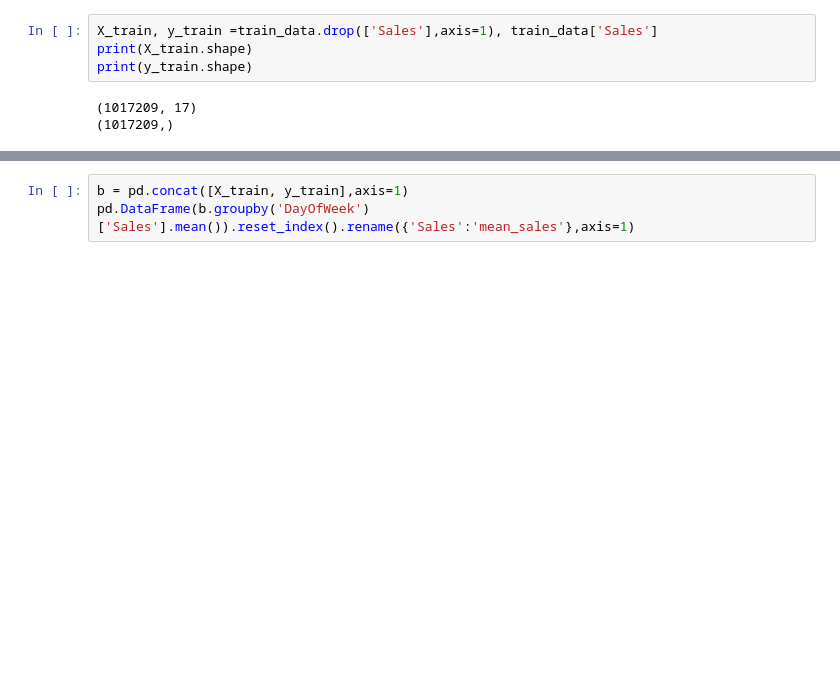
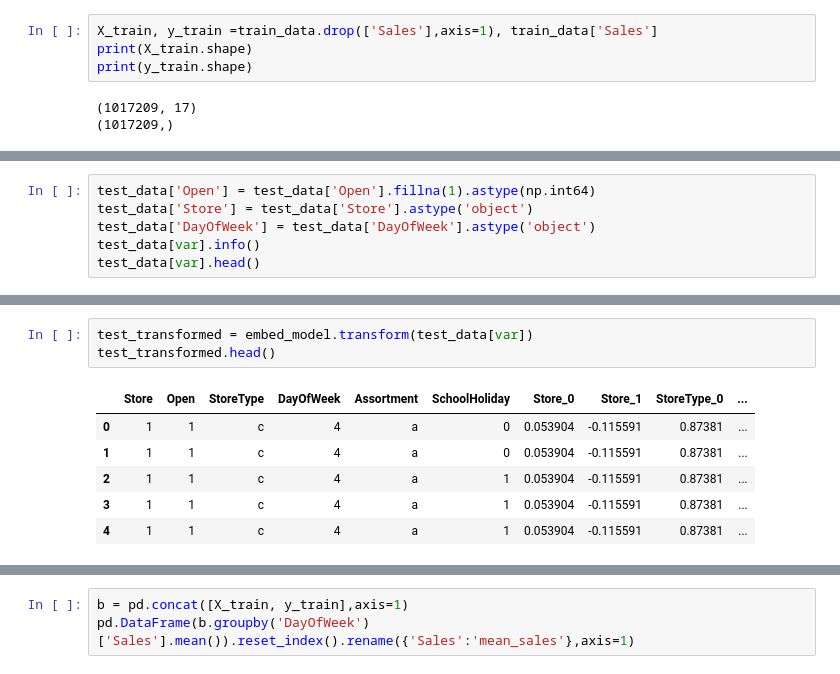
Before and after one commit to suvkp/Cat2Emb, a Jupyter notebook: EDA.ipynb, the cells around one changed output, grey strips where cells are left out. Drawn from its saved outputs; the diff is of its cells as text; blank space fills up the shorter version.

```diff
--- a/EDA.ipynb
+++ b/EDA.ipynb
@@ -207,0 +167,6 @@ dtype: int64
+# %%
+test_data['Open'] = test_data['Open'].fillna(1).astype(np.int64)
+test_data['Store'] = test_data['Store'].astype('object')
+test_data['DayOfWeek'] = test_data['DayOfWeek'].astype('object')
+test_data[var].info()
+test_data[var].head()
@@ -250 +228,11 @@ ________________________________________________________________________________
+# %%
+test_transformed = embed_model.transform(test_data[var])
+test_transformed.head()
+# %% [output]
+|  | Store | Open | StoreType | DayOfWeek | Assortment | SchoolHoliday | Store_0 | Store_1 | StoreType_0 | ... |
+| 0 | 1 | 1 | c | 4 | a | 0 | 0.053904 | -0.115591 | 0.87381 | ... |
+| 1 | 1 | 1 | c | 4 | a | 0 | 0.053904 | -0.115591 | 0.87381 | ... |
+| 2 | 1 | 1 | c | 4 | a | 1 | 0.053904 | -0.115591 | 0.87381 | ... |
+| 3 | 1 | 1 | c | 4 | a | 1 | 0.053904 | -0.115591 | 0.87381 | ... |
+| 4 | 1 | 1 | c | 4 | a | 1 | 0.053904 | -0.115591 | 0.87381 | ... |
 # %%
```
Also changed, not shown: parts of 16 cells of this notebook, 4 other files.
